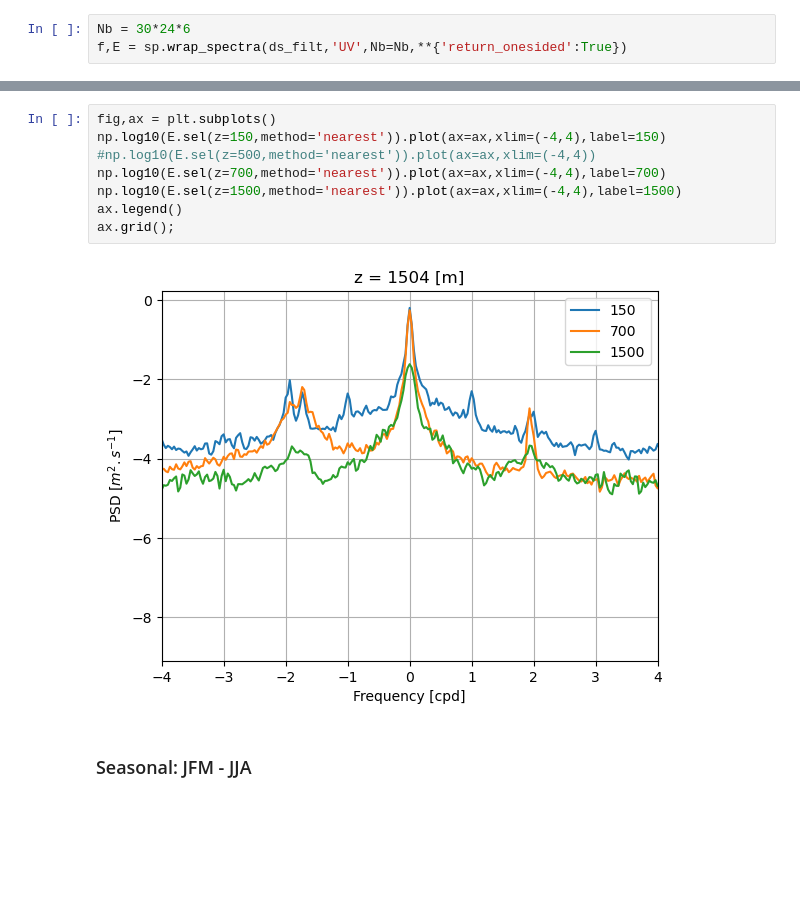
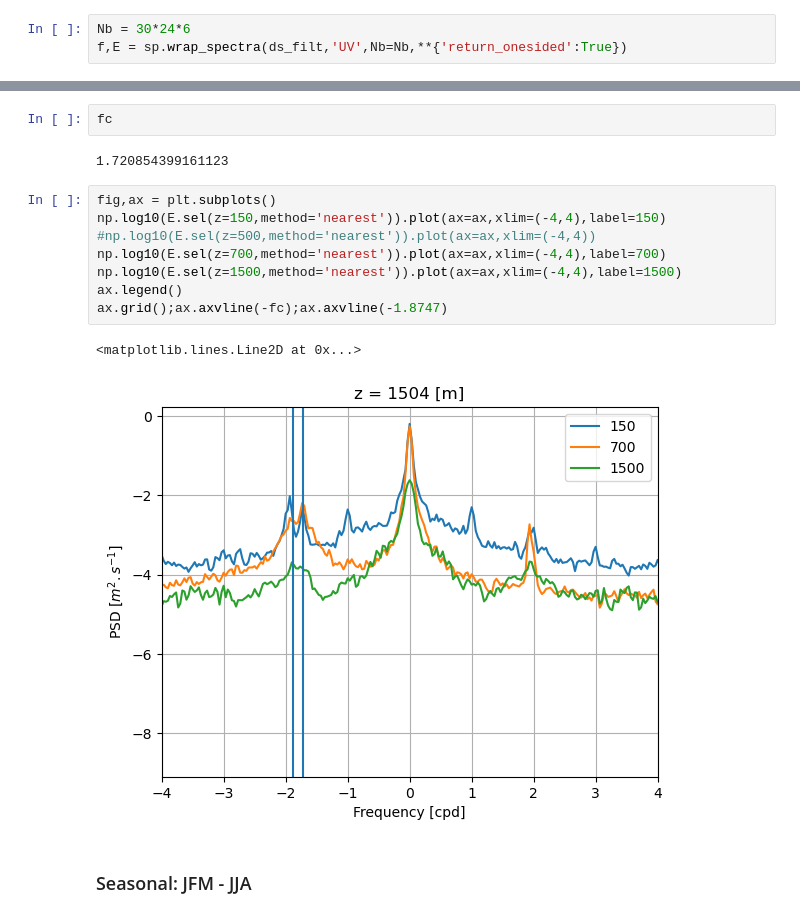
Before and after one commit to zcasparco/NIW, a Jupyter notebook: Data_overview/Rotary_spectra.ipynb, the cells around one changed output, grey strips where cells are left out. Cells and saved outputs as stored; diff of their text form; blank space fills up the shorter version.

```diff
--- a/Data_overview/Rotary_spectra.ipynb
+++ b/Data_overview/Rotary_spectra.ipynb
@@ -105,13 +105,18 @@ ax.indicate_inset_zoom(axins,edgecolor='black')
+# %%
+fc
+# %% [output]
+1.720854399161123
 # %%
 fig,ax = plt.subplots()
 np.log10(E.sel(z=150,method='nearest')).plot(ax=ax,xlim=(-4,4),label=150)
 #np.log10(E.sel(z=500,method='nearest')).plot(ax=ax,xlim=(-4,4))
 np.log10(E.sel(z=700,method='nearest')).plot(ax=ax,xlim=(-4,4),label=700)
 np.log10(E.sel(z=1500,method='nearest')).plot(ax=ax,xlim=(-4,4),label=1500)
 ax.legend()
-ax.grid();
+ax.grid();ax.axvline(-fc);ax.axvline(-1.8747)
 # %% [output]
+<matplotlib.lines.Line2D at 0x...>
-[figure, old version]
+[figure, new version]
 # %% [markdown]
 ### Seasonal: JFM - JJA
 # %%
```
Also changed, not shown: parts of 1 cell of this notebook, 12 other files.
